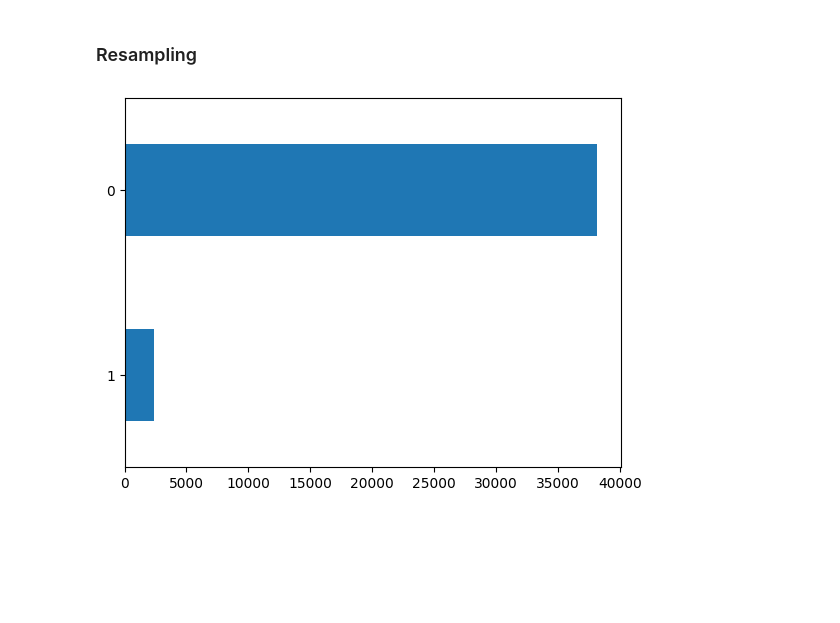
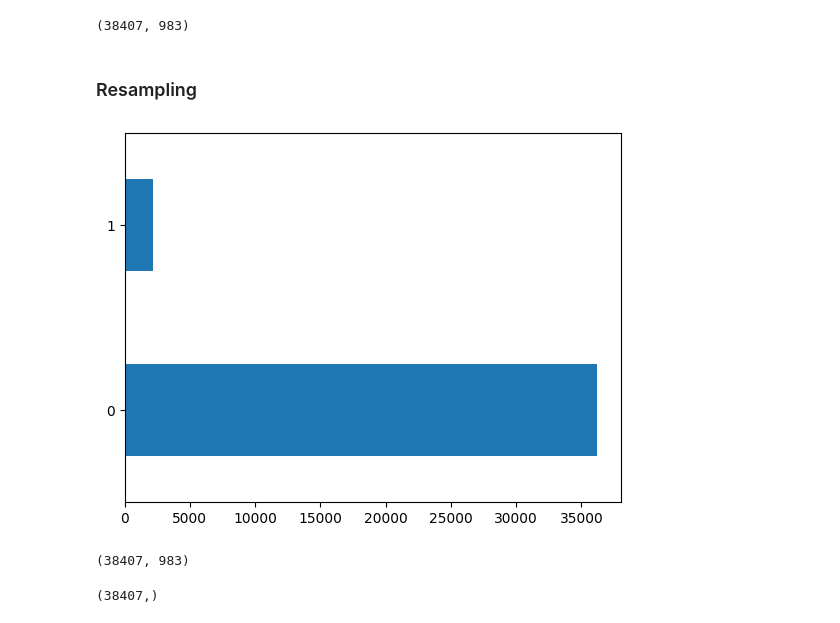
Before and after one commit to watchstep/YAIMERS, a Jupyter notebook: pre_2.ipynb, the cells around one changed output. Saved outputs shown, nothing was run; the diff lists cells and outputs as text; code cells hidden in the pictures; blank space fills up the shorter version.

```diff
--- a/pre_2.ipynb
+++ b/pre_2.ipynb
@@ -38,4 +89,4 @@ df["target"].unique()
 # %%
-# # 우리가 파악해야하는 건 AbNormal이므로 1로 설정
-# df["target"] = df["target"].map({"Normal": 0, "AbNormal": 1})
-# df["target"] = df["target"].map({0:"Normal", 1:"AbNormal"})
+# 우리가 파악해야하는 건 AbNormal이므로 1로 설정
+df_tr["target"] = df_tr["target"].map({"Normal": 0, "AbNormal": 1})
+# df_tr["target"] = df_tr["target"].map({0:"Normal", 1:"AbNormal"})
@@ -41,0 +108,4 @@ df["target"].unique()
+# %%
+X_tr_trans.shape # 열 174 -> 983 (OneHot)
+# %% [output]
+(38407, 983)
@@ -46,4 +121,4 @@ df_org = df.copy()
 # %%
-df["target"].value_counts().sort_values().plot(kind="barh");
+df_tr["target"].value_counts().plot(kind="barh");
 # %% [output]
-[figure, old version]
+[figure, new version]
@@ -68,0 +175,8 @@ downsampled_df = random_downsample(df, sample_ratio=3.0)
+# %%
+X_tr_trans.shape
+# %% [output]
+(38407, 983)
+# %%
+y_tr.shape
+# %% [output]
+(38407,)
```
Also changed, not shown: parts of 30 cells of this notebook, 2 other files.
